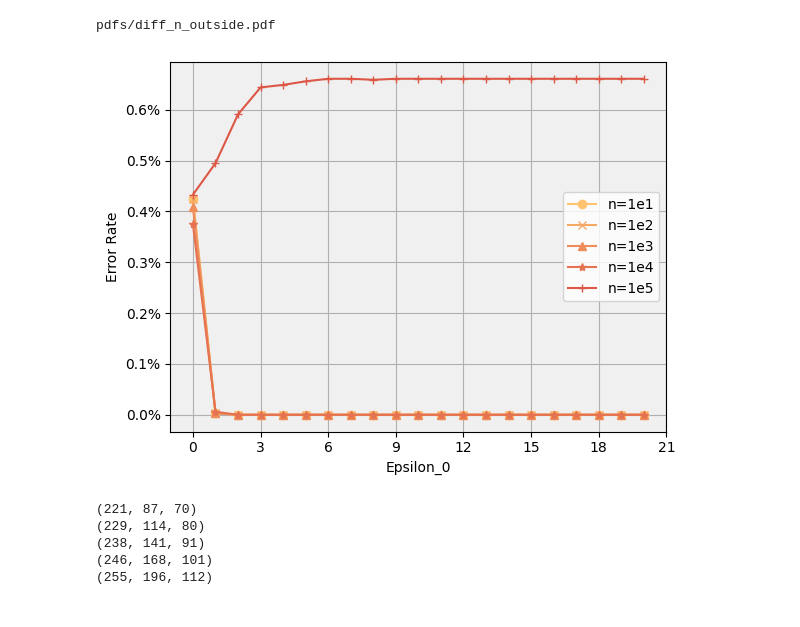
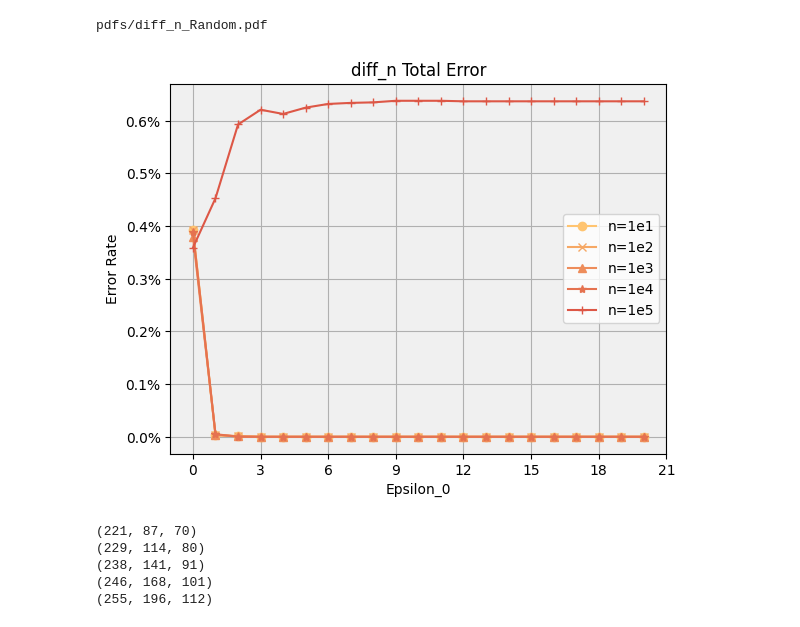
Before and after one commit to JamesSand/DPBloomFilter, a Jupyter notebook: notebooks/fig_diff_mnk.ipynb, the cells around one changed output. Saved outputs shown, nothing was run; the diff lists cells and outputs as text; code cells hidden in the pictures.

```diff
--- a/notebooks/fig_diff_mnk.ipynb
+++ b/notebooks/fig_diff_mnk.ipynb
@@ -14,9 +14,23 @@ name="diff_n"
 lengend_name="n"
 
 target_key = "random"
-target_key = "inside"
-target_key = "outside"
-title=f"{name}_{target_key}"
+# target_key = "inside"
+# target_key = "outside"
+
+target_key_mapping = {
+    "random" : "Random",
+    "inside" : "True_Negative",
+    "outside" : "False_Positive"
+}
+
+title_mapping = {
+    "random" : "Total Error",
+    "inside" : "True Negative Error",
+    "outside" : "False Positive Error"
+}
+
+save_file_name=f"{name}_{target_key_mapping[target_key]}"
+title_name = f"{name} {title_mapping[target_key]}"
 
 log2m=20
 n="1e5"
@@ -41,9 +55,11 @@ for n in n_values:
 # key_list = k_values
 # for k in k_values:
 #     dict_key = k
+
 # key_list = log2m_values
 # for log2m in log2m_values:
 #     dict_key = log2m
+
     value_list = []
     for eps_0 in range(21):
         file_name = f"log2m_{log2m}_n_{n}_k_{k}_eps0_{eps_0}.json"
@@ -65,37 +81,37 @@ plt.figure()
 ax = plt.gca()
 # 设置坐标轴区域颜色为浅灰色
 ax.set_facecolor('#f0f0f0')
 ax.xaxis.set_major_locator(MaxNLocator(integer=True))
 ax.yaxis.set_major_formatter(ticker.PercentFormatter(xmax=1, decimals=1))
 
 
 color_list = ["#ffc470", "#f6a865", "#ee8d5b", "#e57250", "#dd5746"]
 marker_list = ["o", "x", "^", "*", "+"]
 
 
 x_data = list(range(21))
 for i, key in enumerate(key_list):
     y_data = diff_value2list_dict[key]
     plt.plot(x_data, y_data, label=f"{lengend_name}={key}", marker=marker_list[i], color=color_list[i])
 
 plt.grid(True)  # 显示网格
 # 添加图例
 plt.legend()
 
 # 添加标题和坐标轴标签
-# plt.title(title)
+plt.title(title_name)
 plt.xlabel('Epsilon_0')
 plt.ylabel('Error Rate')
 
 # 显示图形
 # plt.show()
 
-save_fig_path = os.path.join("pdfs", f"{title}.pdf")
+save_fig_path = os.path.join("pdfs", f"{save_file_name}.pdf")
 print(save_fig_path)
 plt.savefig(save_fig_path, format='pdf', bbox_inches='tight', pad_inches=0.05)
 # %% [output]
-pdfs/diff_n_outside.pdf
+pdfs/diff_n_Random.pdf
-[figure, old version]
+[figure, new version]
 # %%
 import matplotlib.pyplot as plt
 
```
Also changed, not shown: 1 other file.
